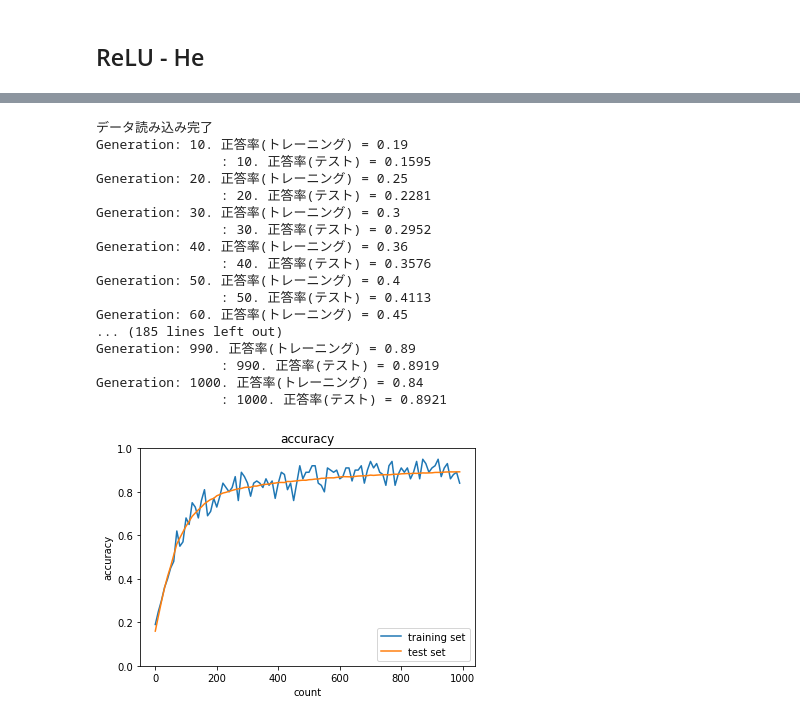
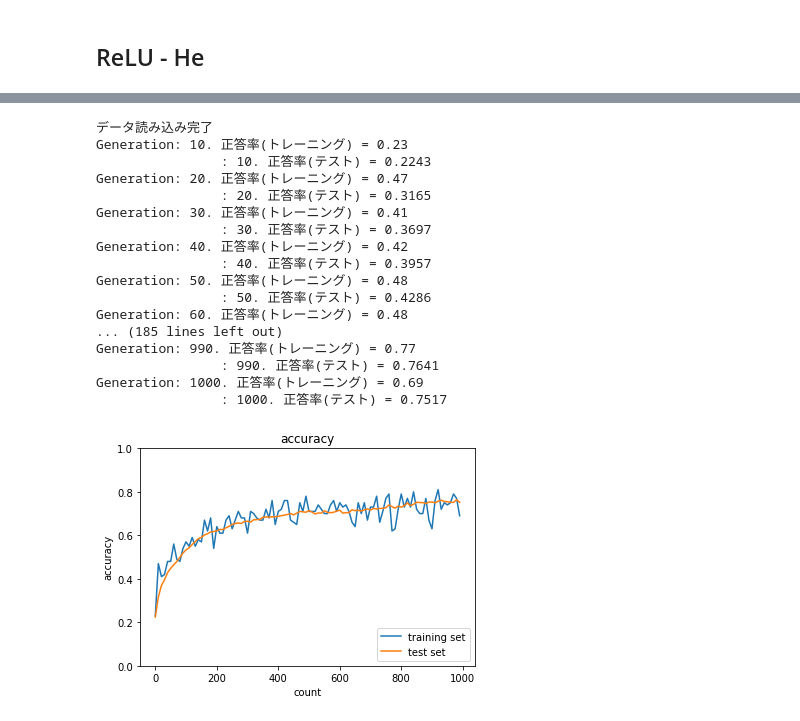
Before and after one commit to ontheroad2021/RabbitChallenge, a Jupyter notebook: 3_2_1_1_2_3_batch_normalization.ipynb, the cells around one changed output, grey strips where cells are left out. Drawn from its saved outputs; the diff is of its cells as text; code cells hidden in the pictures.

```diff
--- a/3_2_1_1_2_3_batch_normalization.ipynb
+++ b/3_2_1_1_2_3_batch_normalization.ipynb
@@ -183,19 +188,22 @@ print("データ読み込み完了")
 
 
 # batch_normalizationの設定 =======================
+# use_batchnorm = True
 use_batchnorm = True
-# use_batchnorm = False
 # ====================================================
 
 # network = MultiLayerNet(input_size=784, hidden_size_list=[40, 20], output_size=10,
 #                         activation='sigmoid', weight_init_std='Xavier', use_batchnorm=use_batchnorm)
-network = MultiLayerNet(input_size=784, hidden_size_list=[40, 20], output_size=10,
-                       activation='relu', weight_init_std='He', use_batchnorm=use_batchnorm)
+# network = MultiLayerNet(input_size=784, hidden_size_list=[40, 20], output_size=10,
+#                         activation='relu', weight_init_std='He', use_batchnorm=use_batchnorm)
+network = MultiLayerNet(input_size=784, hidden_size_list=[40, 40, 40, 40, 20], output_size=10,
+                       activation='relu', weight_init_std=0.01, use_batchnorm=use_batchnorm)
+
 
 iters_num = 1000
 train_size = x_train.shape[0]
 batch_size = 100
-learning_rate=0.01
+learning_rate= 0.01
 
 train_loss_list = []
 accuracies_train = []
@@ -212,46 +220,46 @@ for i in range(iters_num):
     grad = network.gradient(x_batch, d_batch)
     for key in ('W1', 'W2', 'W3', 'b1', 'b2', 'b3'):
         network.params[key] -= learning_rate * grad[key]
 
         loss = network.loss(x_batch, d_batch)
         train_loss_list.append(loss)
 
     if (i + 1) % plot_interval == 0:
         accr_test = network.accuracy(x_test, d_test)
         accuracies_test.append(accr_test)
         accr_train = network.accuracy(x_batch, d_batch)
         accuracies_train.append(accr_train)
 
         print('Generation: ' + str(i+1) + '. 正答率(トレーニング) = ' + str(accr_train))
         print('                : ' + str(i+1) + '. 正答率(テスト) = ' + str(accr_test))
 
 
 lists = range(0, iters_num, plot_interval)
 plt.plot(lists, accuracies_train, label="training set")
 plt.plot(lists, accuracies_test,  label="test set")
 plt.legend(loc="lower right")
 plt.title("accuracy")
 plt.xlabel("count")
 plt.ylabel("accuracy")
 plt.ylim(0, 1.0)
 # グラフの表示
 plt.show()
 # %% [output]
 データ読み込み完了
-Generation: 10. 正答率(トレーニング) = 0.19
-                : 10. 正答率(テスト) = 0.1595
-Generation: 20. 正答率(トレーニング) = 0.25
-                : 20. 正答率(テスト) = 0.2281
-Generation: 30. 正答率(トレーニング) = 0.3
-                : 30. 正答率(テスト) = 0.2952
-Generation: 40. 正答率(トレーニング) = 0.36
-                : 40. 正答率(テスト) = 0.3576
-Generation: 50. 正答率(トレーニング) = 0.4
-                : 50. 正答率(テスト) = 0.4113
-Generation: 60. 正答率(トレーニング) = 0.45
+Generation: 10. 正答率(トレーニング) = 0.23
+                : 10. 正答率(テスト) = 0.2243
+Generation: 20. 正答率(トレーニング) = 0.47
+                : 20. 正答率(テスト) = 0.3165
+Generation: 30. 正答率(トレーニング) = 0.41
+                : 30. 正答率(テスト) = 0.3697
+Generation: 40. 正答率(トレーニング) = 0.42
+                : 40. 正答率(テスト) = 0.3957
+Generation: 50. 正答率(トレーニング) = 0.48
+                : 50. 正答率(テスト) = 0.4286
+Generation: 60. 正答率(トレーニング) = 0.48
 ... (185 lines left out)
-Generation: 990. 正答率(トレーニング) = 0.89
-                : 990. 正答率(テスト) = 0.8919
-Generation: 1000. 正答率(トレーニング) = 0.84
-                : 1000. 正答率(テスト) = 0.8921
+Generation: 990. 正答率(トレーニング) = 0.77
+                : 990. 正答率(テスト) = 0.7641
+Generation: 1000. 正答率(トレーニング) = 0.69
+                : 1000. 正答率(テスト) = 0.7517
-[figure, old version]
+[figure, new version]
```
Also changed, not shown: parts of 2 cells of this notebook.
